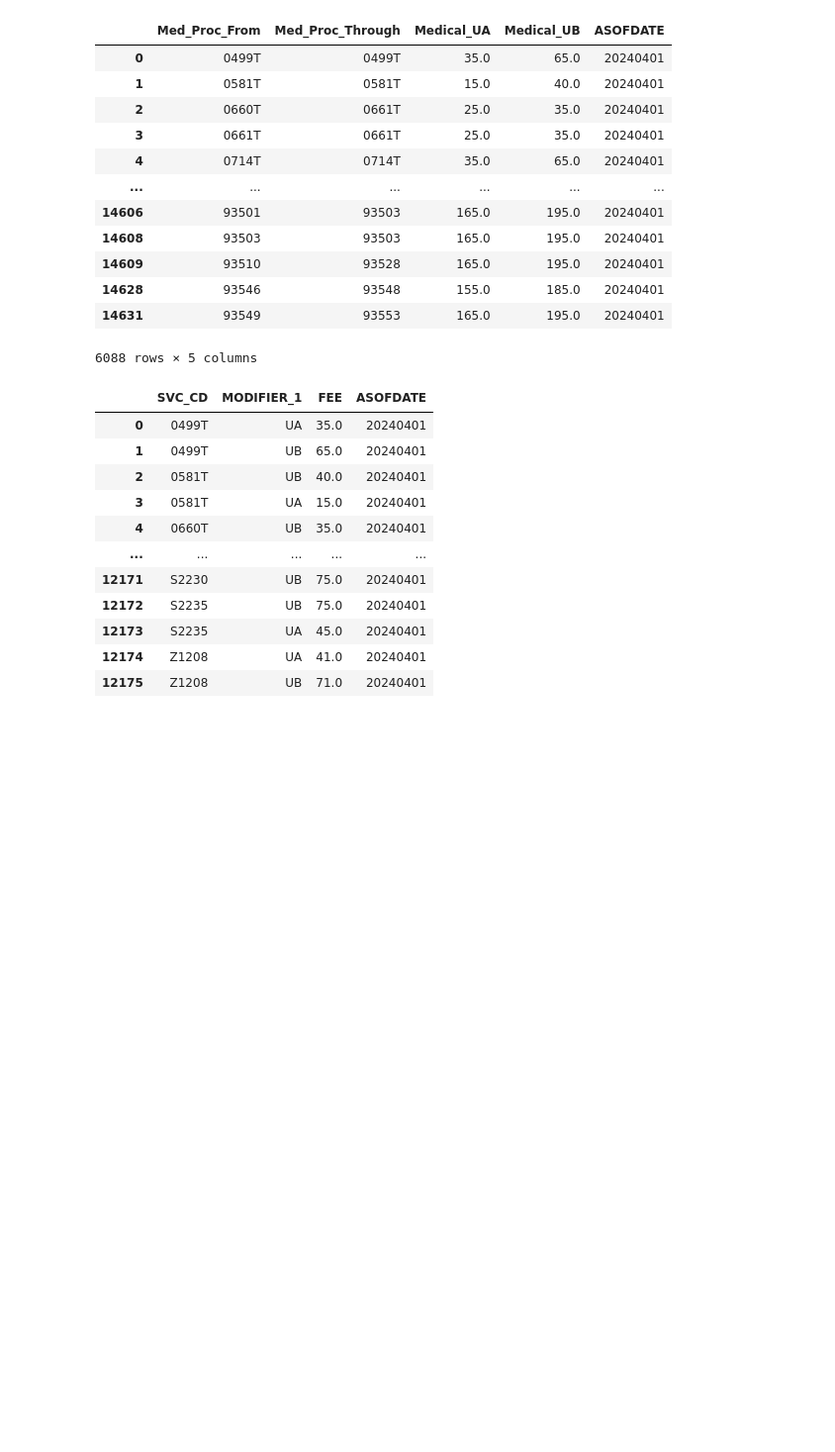
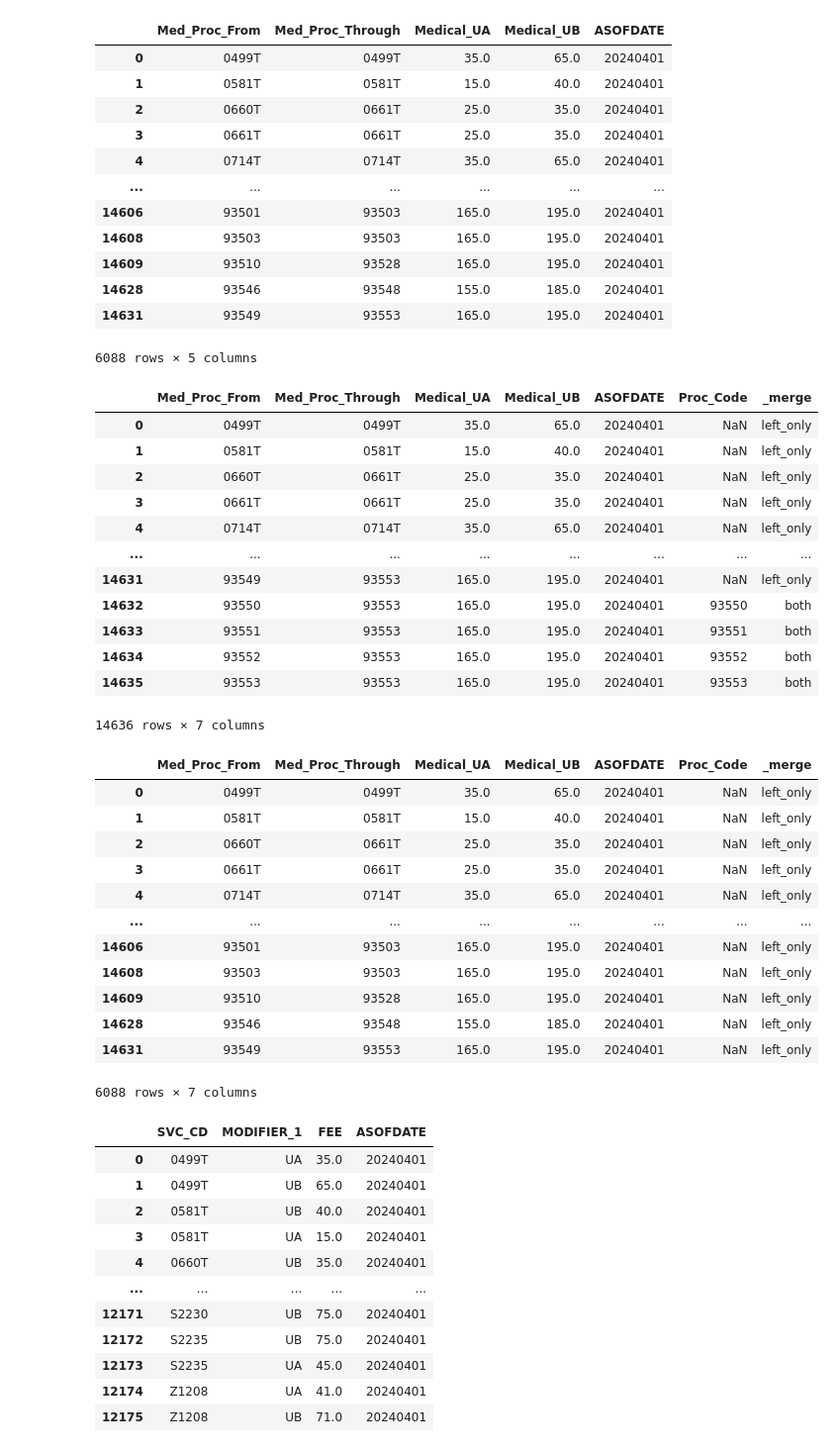
Before and after one commit to Netmark-Business-Services/UAUB, a Jupyter notebook: Code/UAUB_working.ipynb, the cells around one changed output. Shown at 99% size. Drawn from its saved outputs; the diff is of its cells as text; code cells hidden in the pictures; blank space fills up the shorter version.

```diff
--- a/Code/UAUB_working.ipynb
+++ b/Code/UAUB_working.ipynb
@@ -3,7 +3,7 @@ import pandas as pd
 import os
 import numpy as np
 
-file_path = "../Input_Files/UA_UB_Rates_20240401.xlsx"
+file_path = "../Input_Files/UA_UB_Rates_2024-04-01.xlsx"
 df = pd.read_excel(file_path, skiprows=1)
 # Drop the last row
 df = df.iloc[:-1]
@@ -64,40 +64,3 @@ display(df_med)
 | 3528 | 93546 | 93548 | 155.0 | 185.0 | 20240401 |
 | 3529 | 93549 | 93553 | 165.0 | 195.0 | 20240401 |
 3530 rows × 5 columns
-# %%
-import pandas as pd
-import os
-import numpy as np
-
-file_path = "./UA_UB_Rates_20240401.xlsx"
-df = pd.read_excel(file_path, skiprows=1)
-# Drop the last row
-df = df.iloc[:-1]
-file_name = file_path.split('/')[-1]  # Extract the file name from the path
-
-# Extract numbers from the file name using list comprehension
-numbers_str = ''.join([char for char in file_name if char.isdigit()])
-
-# Define new column names based on the data structure in the file
-df.columns = ['OP_Proc_From', 'OP_Proc_Through', 'Outpatient_UA', 'Outpatient_UB',
-              'Med_Proc_From', 'Med_Proc_Through', 'Medical_UA', 'Medical_UB']
-#display(df)
-
-# Change data types to 'str' for the from and through columns
-df['OP_Proc_From'] = df['OP_Proc_From'].astype('str')
-df['OP_Proc_Through'] = df['OP_Proc_Through'].astype('str')
-df['Med_Proc_From'] = df['Med_Proc_From'].astype('str')
-df['Med_Proc_Through'] = df['Med_Proc_Through'].astype('str')
-
-# Split the DataFrame into df_OP and df_med
-df_OP = df[['OP_Proc_From', 'OP_Proc_Through', 'Outpatient_UA', 'Outpatient_UB']]
-df_med = df[['Med_Proc_From', 'Med_Proc_Through', 'Medical_UA', 'Medical_UB']]
-
-# Add 'ASOFDATE' column to df_OP
-df_OP['ASOFDATE'] = numbers_str
-
-# Add 'ASOFDATE' column to df_med
-df_med['ASOFDATE'] = numbers_str
-
-display(df_OP)
-display(df_med)
@@ -479,6 +381,38 @@ display(med_df)
 | 14628 | 93546 | 93548 | 155.0 | 185.0 | 20240401 |
 | 14631 | 93549 | 93553 | 165.0 | 195.0 | 20240401 |
 6088 rows × 5 columns
+# %%
+merged_med_df = pd.merge(df_Med_UAUB, df_rej, how='outer', left_on='Med_Proc_From', right_on='Proc_Code', indicator=True)
+med_df = merged_med_df[merged_med_df['_merge'] == 'left_only']
+display(merged_med_df)
+display(med_df)
+# %% [output]
+|  | Med_Proc_From | Med_Proc_Through | Medical_UA | Medical_UB | ASOFDATE | Proc_Code | _merge |
+| 0 | 0499T | 0499T | 35.0 | 65.0 | 20240401 | NaN | left_only |
+| 1 | 0581T | 0581T | 15.0 | 40.0 | 20240401 | NaN | left_only |
+| 2 | 0660T | 0661T | 25.0 | 35.0 | 20240401 | NaN | left_only |
+| 3 | 0661T | 0661T | 25.0 | 35.0 | 20240401 | NaN | left_only |
+| 4 | 0714T | 0714T | 35.0 | 65.0 | 20240401 | NaN | left_only |
+| ... | ... | ... | ... | ... | ... | ... | ... |
+| 14631 | 93549 | 93553 | 165.0 | 195.0 | 20240401 | NaN | left_only |
+| 14632 | 93550 | 93553 | 165.0 | 195.0 | 20240401 | 93550 | both |
+| 14633 | 93551 | 93553 | 165.0 | 195.0 | 20240401 | 93551 | both |
+| 14634 | 93552 | 93553 | 165.0 | 195.0 | 20240401 | 93552 | both |
+| 14635 | 93553 | 93553 | 165.0 | 195.0 | 20240401 | 93553 | both |
+14636 rows × 7 columns
+|  | Med_Proc_From | Med_Proc_Through | Medical_UA | Medical_UB | ASOFDATE | Proc_Code | _merge |
+| 0 | 0499T | 0499T | 35.0 | 65.0 | 20240401 | NaN | left_only |
+| 1 | 0581T | 0581T | 15.0 | 40.0 | 20240401 | NaN | left_only |
+| 2 | 0660T | 0661T | 25.0 | 35.0 | 20240401 | NaN | left_only |
+| 3 | 0661T | 0661T | 25.0 | 35.0 | 20240401 | NaN | left_only |
+| 4 | 0714T | 0714T | 35.0 | 65.0 | 20240401 | NaN | left_only |
+| ... | ... | ... | ... | ... | ... | ... | ... |
+| 14606 | 93501 | 93503 | 165.0 | 195.0 | 20240401 | NaN | left_only |
+| 14608 | 93503 | 93503 | 165.0 | 195.0 | 20240401 | NaN | left_only |
+| 14609 | 93510 | 93528 | 165.0 | 195.0 | 20240401 | NaN | left_only |
+| 14628 | 93546 | 93548 | 155.0 | 185.0 | 20240401 | NaN | left_only |
+| 14631 | 93549 | 93553 | 165.0 | 195.0 | 20240401 | NaN | left_only |
+6088 rows × 7 columns
 # %%
 # Create a dataframe for modifier 'UA'
 df_ua_med = pd.DataFrame({
```
Also changed, not shown: parts of 5 cells of this notebook, 30 other files.
